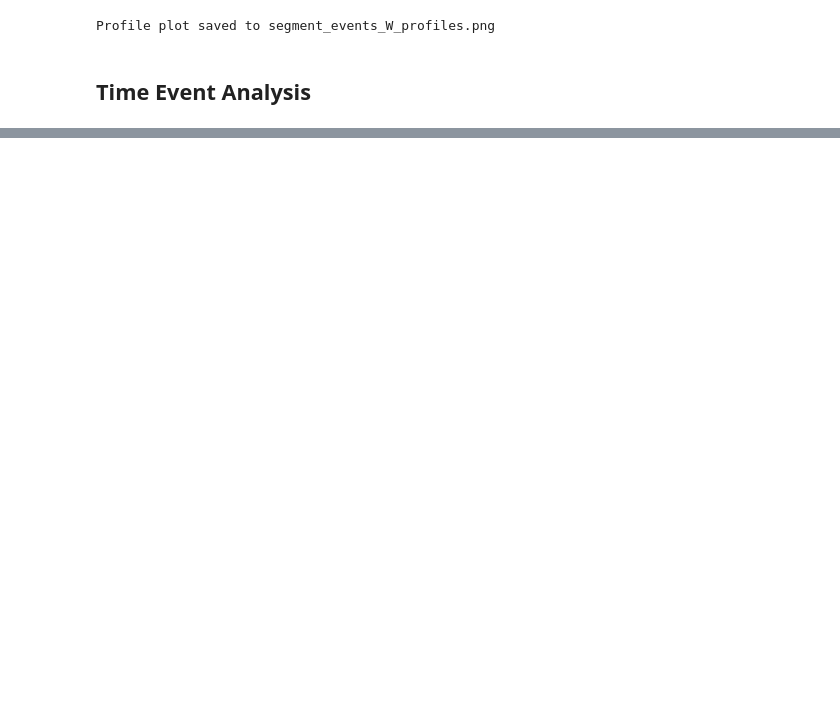
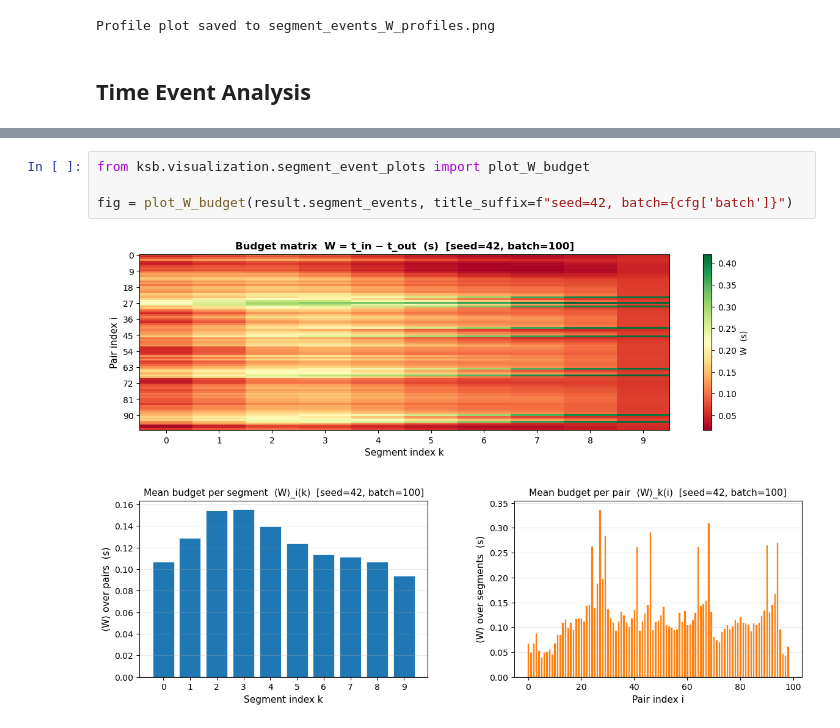
Before and after one commit to JvPost/Portfolio, a Jupyter notebook: ksb/notebooks/plot_segment_events.ipynb, the cells around one changed output, grey strips where cells are left out. Saved outputs shown, nothing was run; the diff lists cells and outputs as text; blank space fills up the shorter version.

Commit message:
removed cost, kept budget.

```diff
--- a/ksb/notebooks/plot_segment_events.ipynb
+++ b/ksb/notebooks/plot_segment_events.ipynb
@@ -176 +175,7 @@ print("All event heatmaps saved to segment_events_all_heatmaps.png")
 All event heatmaps saved to segment_events_all_heatmaps.png
+# %%
+from ksb.visualization.segment_event_plots import plot_W_budget
+
+fig = plot_W_budget(result.segment_events, title_suffix=f"seed=42, batch={cfg['batch']}")
+# %% [output]
+[figure, added]
```
Also changed, not shown: parts of 6 cells of this notebook, 12 other files.
